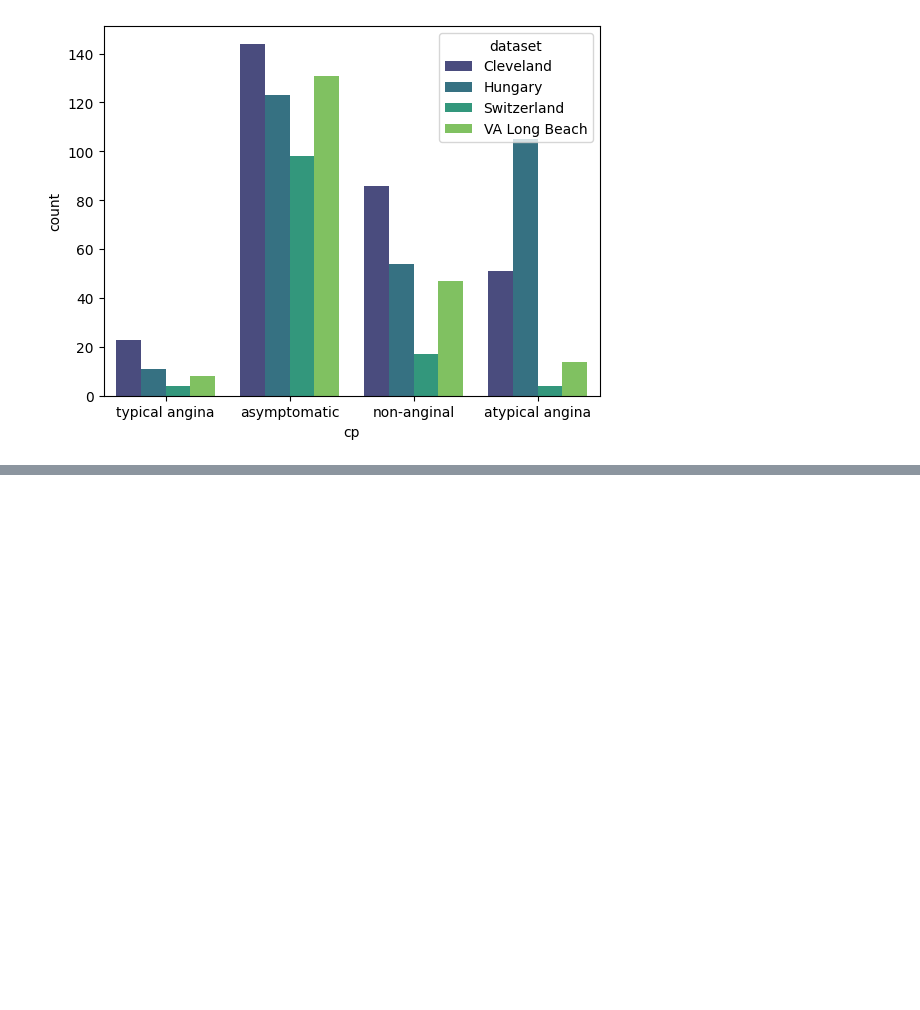
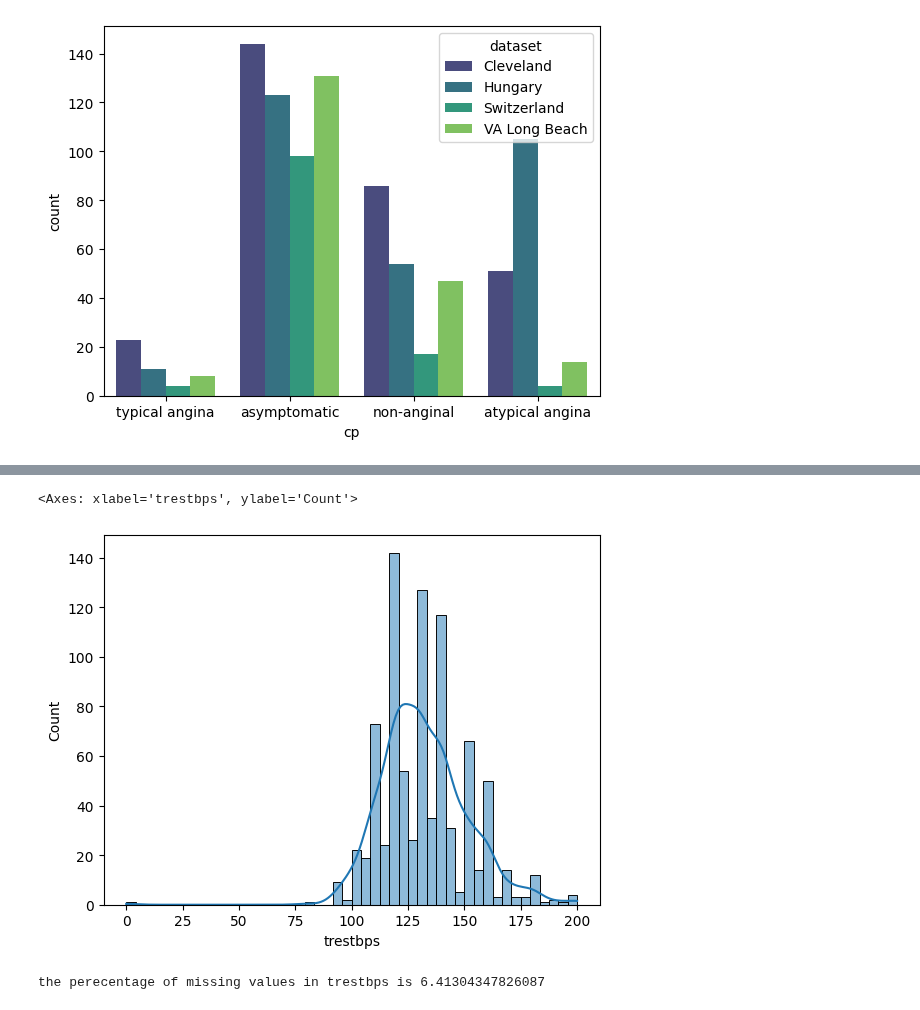
Before and after one commit to juneedpk/vscode-jupyter, a Jupyter notebook: projects/heart_disease.ipynb, the cells around one changed output, grey strips where cells are left out. Cells and saved outputs as stored; diff of their text form; code cells hidden in the pictures; blank space fills up the shorter version.

```diff
--- a/projects/heart_disease.ipynb
+++ b/projects/heart_disease.ipynb
@@ -232,0 +249,10 @@ sns.countplot(x='cp',data=df,hue='dataset',palette='viridis')
+# %%
+sns.histplot(df['trestbps'], kde=True)
+# %% [output]
+<Axes: xlabel='trestbps', ylabel='Count'>
+[figure, added]
+# %%
+# checking missing value percentage
+print('the perecentage of missing values in trestbps is',df['trestbps'].isnull().sum()/df.shape[0] * 100)
+# %% [output]
+the perecentage of missing values in trestbps is 6.41304347826087
```
Also changed, not shown: parts of 16 cells of this notebook.
